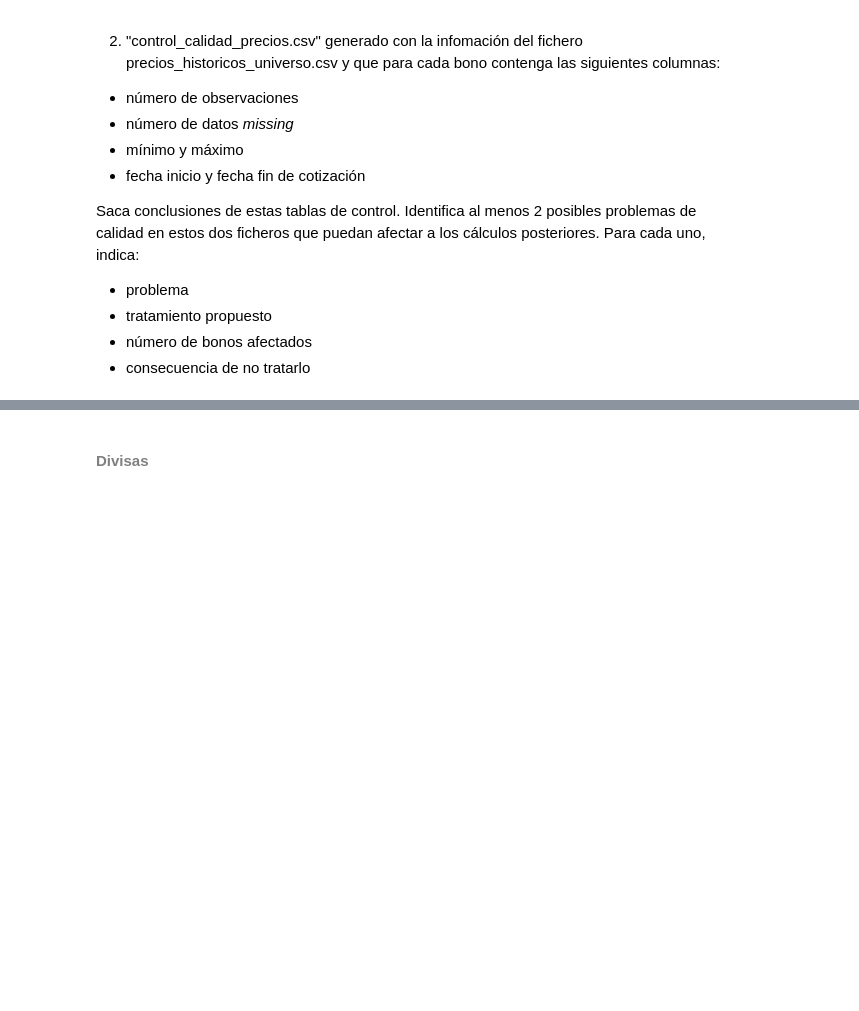
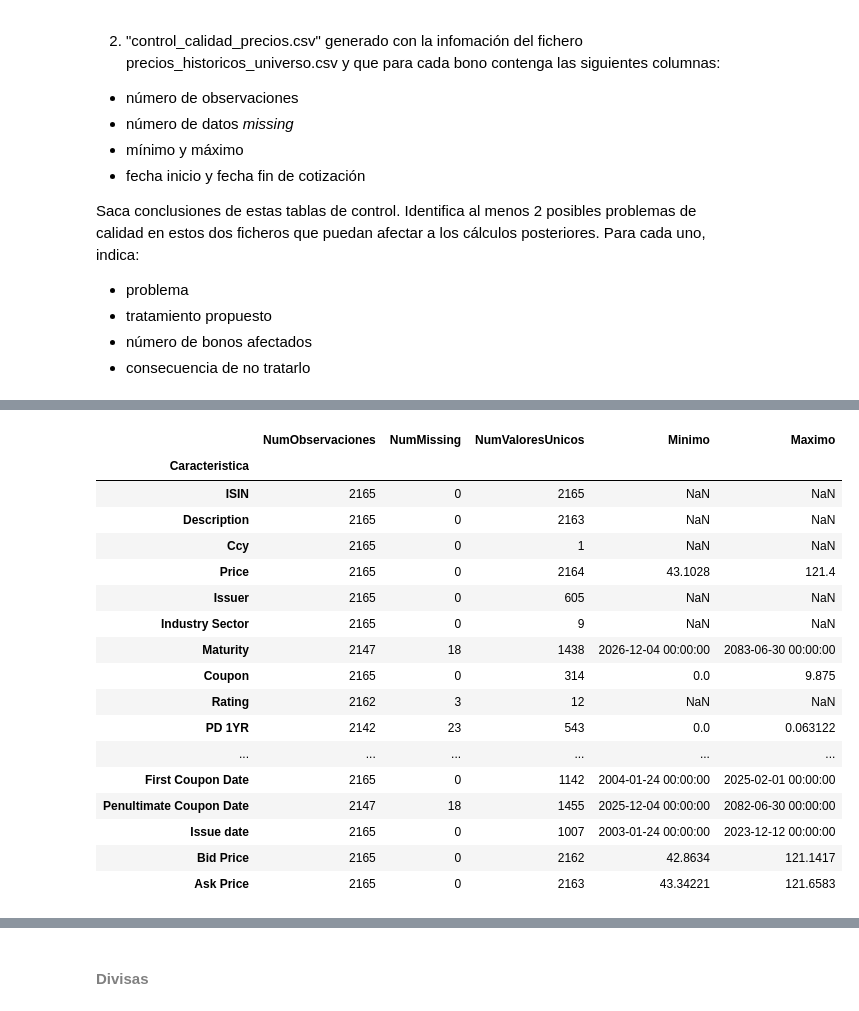
Before and after one commit to modetpablo-dot/Taller_renta_fija_Pablo_Modet, a Jupyter notebook: src/analisis_cartera.ipynb, the cells around one changed output, grey strips where cells are left out. Cells and saved outputs as stored; diff of their text form; code cells hidden in the pictures; blank space fills up the shorter version.

```diff
--- a/src/analisis_cartera.ipynb
+++ b/src/analisis_cartera.ipynb
@@ -161,3 +142,35 @@ memory usage: 355.2+ KB
 | XS0162513211 | EOANGR 5 ¾ 02/14/33 | EUR | 108.3925 | E.ON INTL FINANCE BV | Utilities | 2033-02-14 | 5.750 | BBB+ | 0.000101 | ... |
 | XS0162869076 | TELEFO 5 ⅞ 02/14/33 | EUR | 108.1155 | TELEFONICA EUROPE BV | Communications | 2033-02-14 | 5.875 | BBB- | 0.000125 | ... |
 | FR0010014845 | PEUGOT 6 09/19/33 | EUR | 102.0467 | PSA TRESORERIE GIE | Consumer, Cyclical | 2033-09-19 | 6.000 | BBB | 0.024240 | ... |
+# %%
+import os
+
+# Control de calidad del universo con las columnas ORIGINALES del fichero
+# (leemos solo la cabecera del CSV, nrows=0, para no depender de las columnas
+#  que añadimos después en el notebook)
+cols_fichero = pd.read_csv(RUTA_DATOS + 'universo.csv', sep=';',
+                           encoding='utf-8-sig', nrows=0).columns
+cc_universo = fa.control_calidad_universo(universo.reset_index()[cols_fichero])
+
+os.makedirs(RUTA_RESULTS, exist_ok=True)
+cc_universo.to_csv(RUTA_RESULTS + 'control_calidad_universo.csv', sep=';')
+cc_universo
+# %% [output]
+|  | NumObservaciones | NumMissing | NumValoresUnicos | Minimo | Maximo |
+| Caracteristica |  |  |  |  |  |
+| ISIN | 2165 | 0 | 2165 | NaN | NaN |
+| Description | 2165 | 0 | 2163 | NaN | NaN |
+| Ccy | 2165 | 0 | 1 | NaN | NaN |
+| Price | 2165 | 0 | 2164 | 43.1028 | 121.4 |
+| Issuer | 2165 | 0 | 605 | NaN | NaN |
+| Industry Sector | 2165 | 0 | 9 | NaN | NaN |
+| Maturity | 2147 | 18 | 1438 | 2026-12-04 00:00:00 | 2083-06-30 00:00:00 |
+| Coupon | 2165 | 0 | 314 | 0.0 | 9.875 |
+| Rating | 2162 | 3 | 12 | NaN | NaN |
+| PD 1YR | 2142 | 23 | 543 | 0.0 | 0.063122 |
+| ... | ... | ... | ... | ... | ... |
+| First Coupon Date | 2165 | 0 | 1142 | 2004-01-24 00:00:00 | 2025-02-01 00:00:00 |
+| Penultimate Coupon Date | 2147 | 18 | 1455 | 2025-12-04 00:00:00 | 2082-06-30 00:00:00 |
+| Issue date | 2165 | 0 | 1007 | 2003-01-24 00:00:00 | 2023-12-12 00:00:00 |
+| Bid Price | 2165 | 0 | 2162 | 42.8634 | 121.1417 |
+| Ask Price | 2165 | 0 | 2163 | 43.34221 | 121.6583 |
```
Also changed, not shown: parts of 47 cells of this notebook, 4 other files.
